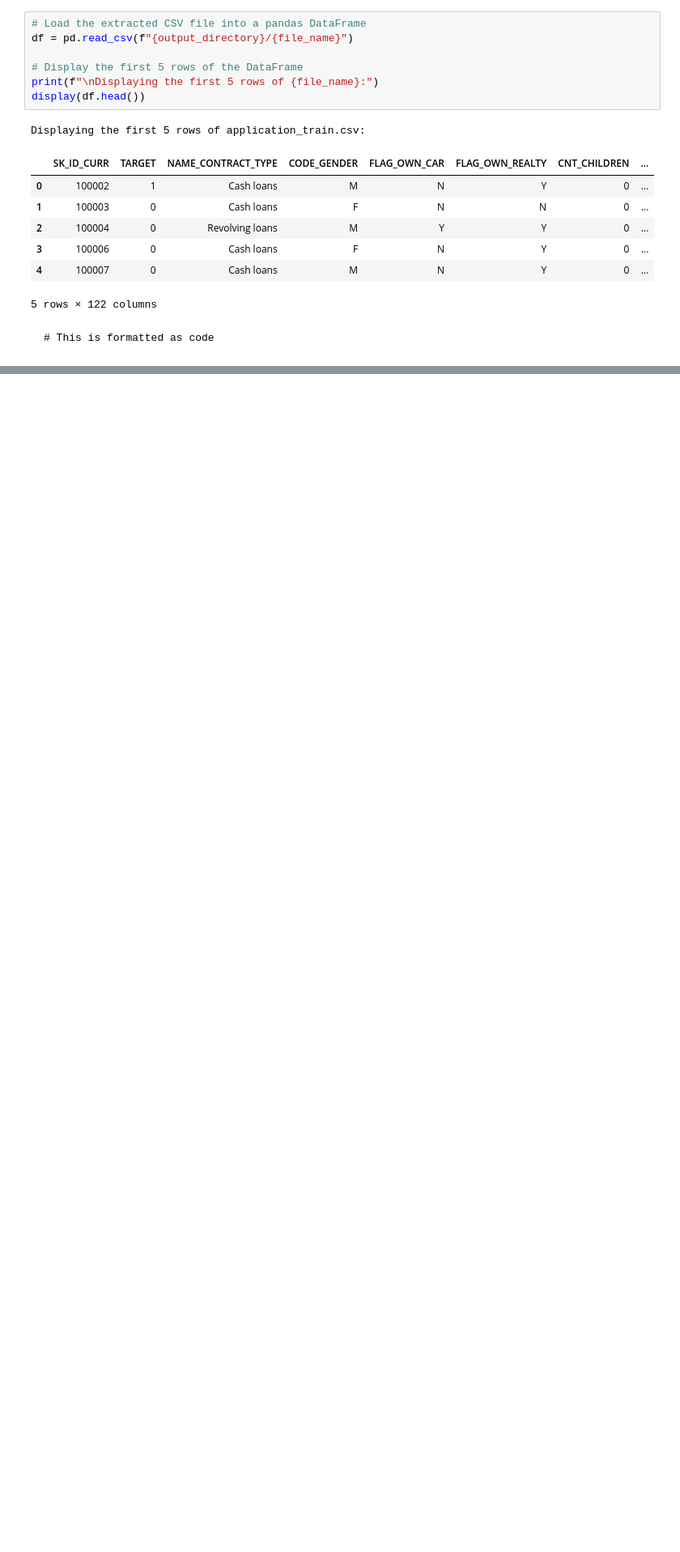
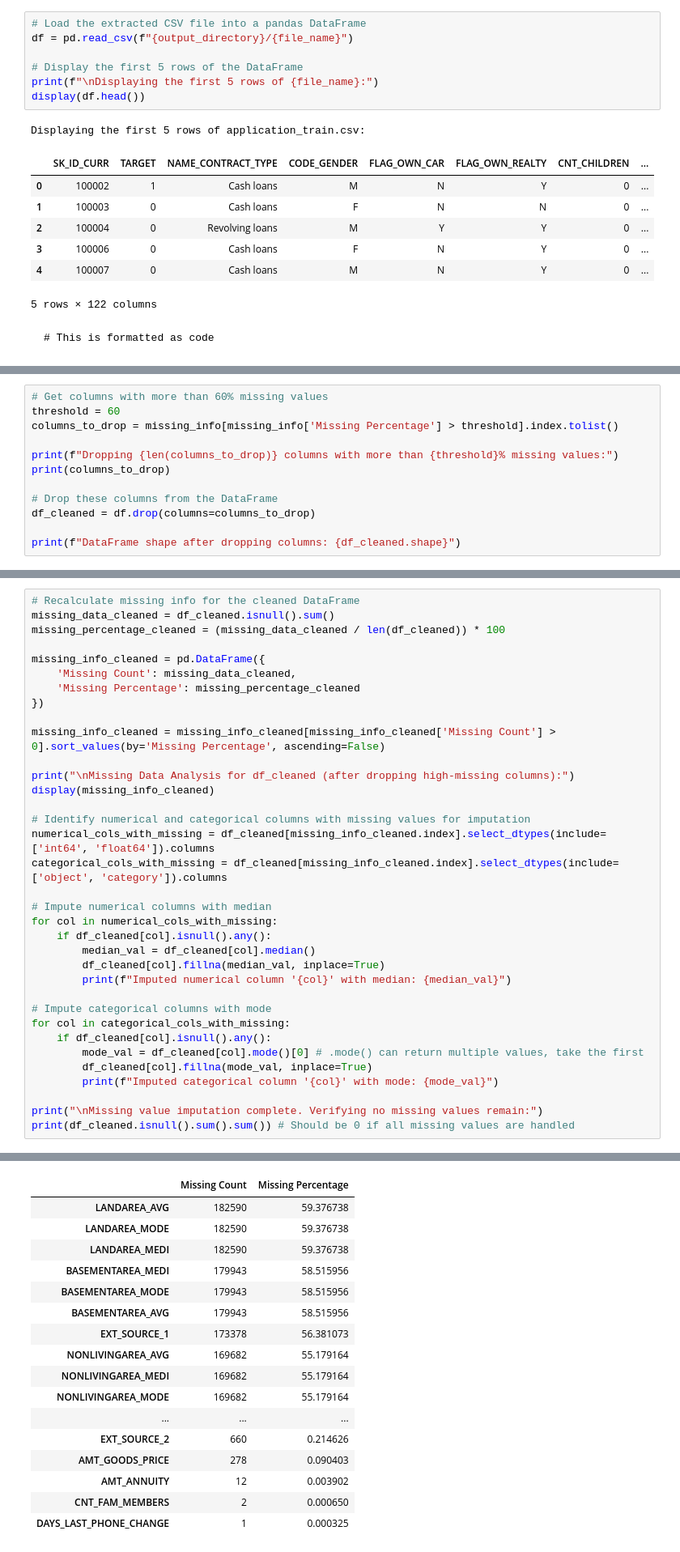
Before and after one commit to spdb9876/loan-default-prediction, a Jupyter notebook: 01_data_wrangling.ipynb, the cells around one changed output, grey strips where cells are left out. Shown at 81% size. Saved outputs shown, nothing was run; the diff lists cells and outputs as text; blank space fills up the shorter version.

```diff
--- a/01_data_wrangling.ipynb
+++ b/01_data_wrangling.ipynb
@@ -114,0 +137,12 @@ Displaying the first 5 rows of application_train.csv:
+# %%
+# Get columns with more than 60% missing values
+threshold = 60
+columns_to_drop = missing_info[missing_info['Missing Percentage'] > threshold].index.tolist()
+
+print(f"Dropping {len(columns_to_drop)} columns with more than {threshold}% missing values:")
+print(columns_to_drop)
+
+# Drop these columns from the DataFrame
+df_cleaned = df.drop(columns=columns_to_drop)
+
+print(f"DataFrame shape after dropping columns: {df_cleaned.shape}")
@@ -114,0 +155,36 @@ Displaying the first 5 rows of application_train.csv:
+# %%
+# Recalculate missing info for the cleaned DataFrame
+missing_data_cleaned = df_cleaned.isnull().sum()
+missing_percentage_cleaned = (missing_data_cleaned / len(df_cleaned)) * 100
+
+missing_info_cleaned = pd.DataFrame({
+    'Missing Count': missing_data_cleaned,
+    'Missing Percentage': missing_percentage_cleaned
+})
+
+missing_info_cleaned = missing_info_cleaned[missing_info_cleaned['Missing Count'] > 0].sort_values(by='Missing Percentage', ascending=False)
+
+print("\nMissing Data Analysis for df_cleaned (after dropping high-missing columns):")
+display(missing_info_cleaned)
+
+# Identify numerical and categorical columns with missing values for imputation
+numerical_cols_with_missing = df_cleaned[missing_info_cleaned.index].select_dtypes(include=['int64', 'float64']).columns
+categorical_cols_with_missing = df_cleaned[missing_info_cleaned.index].select_dtypes(include=['object', 'category']).columns
+
+# Impute numerical columns with median
+for col in numerical_cols_with_missing:
+    if df_cleaned[col].isnull().any():
+        median_val = df_cleaned[col].median()
+        df_cleaned[col].fillna(median_val, inplace=True)
+        print(f"Imputed numerical column '{col}' with median: {median_val}")
+
+# Impute categorical columns with mode
+for col in categorical_cols_with_missing:
+    if df_cleaned[col].isnull().any():
+        mode_val = df_cleaned[col].mode()[0] # .mode() can return multiple values, take the first
+        df_cleaned[col].fillna(mode_val, inplace=True)
+        print(f"Imputed categorical column '{col}' with mode: {mode_val}")
+
+print("\nMissing value imputation complete. Verifying no missing values remain:")
+print(df_cleaned.isnull().sum().sum()) # Should be 0 if all missing values are handled
+# %% [output]
@@ -114,0 +192,17 @@ Displaying the first 5 rows of application_train.csv:
+|  | Missing Count | Missing Percentage |
+| LANDAREA_AVG | 182590 | 59.376738 |
+| LANDAREA_MODE | 182590 | 59.376738 |
+| LANDAREA_MEDI | 182590 | 59.376738 |
+| BASEMENTAREA_MEDI | 179943 | 58.515956 |
+| BASEMENTAREA_MODE | 179943 | 58.515956 |
+| BASEMENTAREA_AVG | 179943 | 58.515956 |
+| EXT_SOURCE_1 | 173378 | 56.381073 |
+| NONLIVINGAREA_AVG | 169682 | 55.179164 |
+| NONLIVINGAREA_MEDI | 169682 | 55.179164 |
+| NONLIVINGAREA_MODE | 169682 | 55.179164 |
+| ... | ... | ... |
+| EXT_SOURCE_2 | 660 | 0.214626 |
+| AMT_GOODS_PRICE | 278 | 0.090403 |
+| AMT_ANNUITY | 12 | 0.003902 |
+| CNT_FAM_MEMBERS | 2 | 0.000650 |
+| DAYS_LAST_PHONE_CHANGE | 1 | 0.000325 |
```
Also changed, not shown: parts of 10 cells of this notebook.
